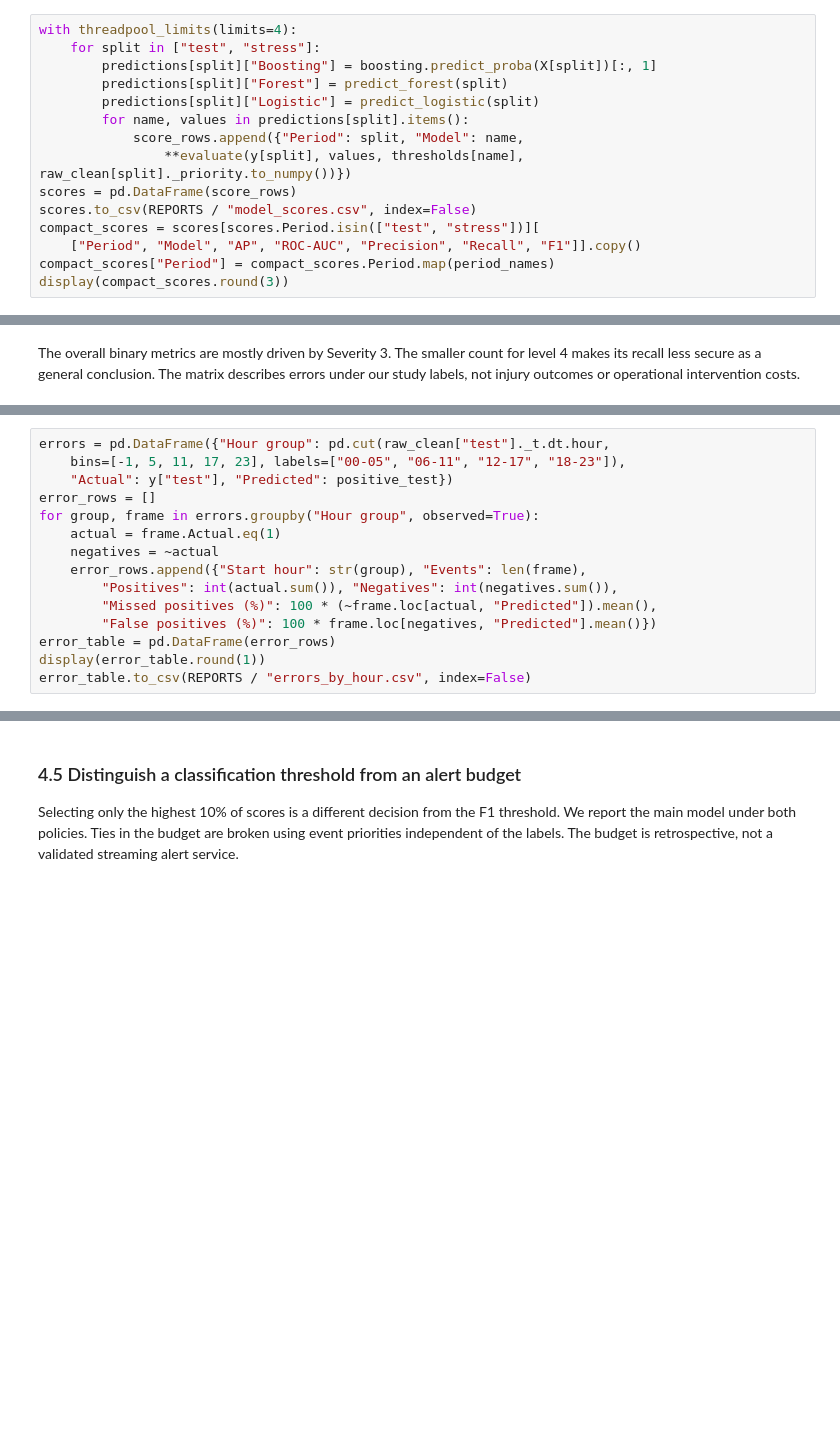
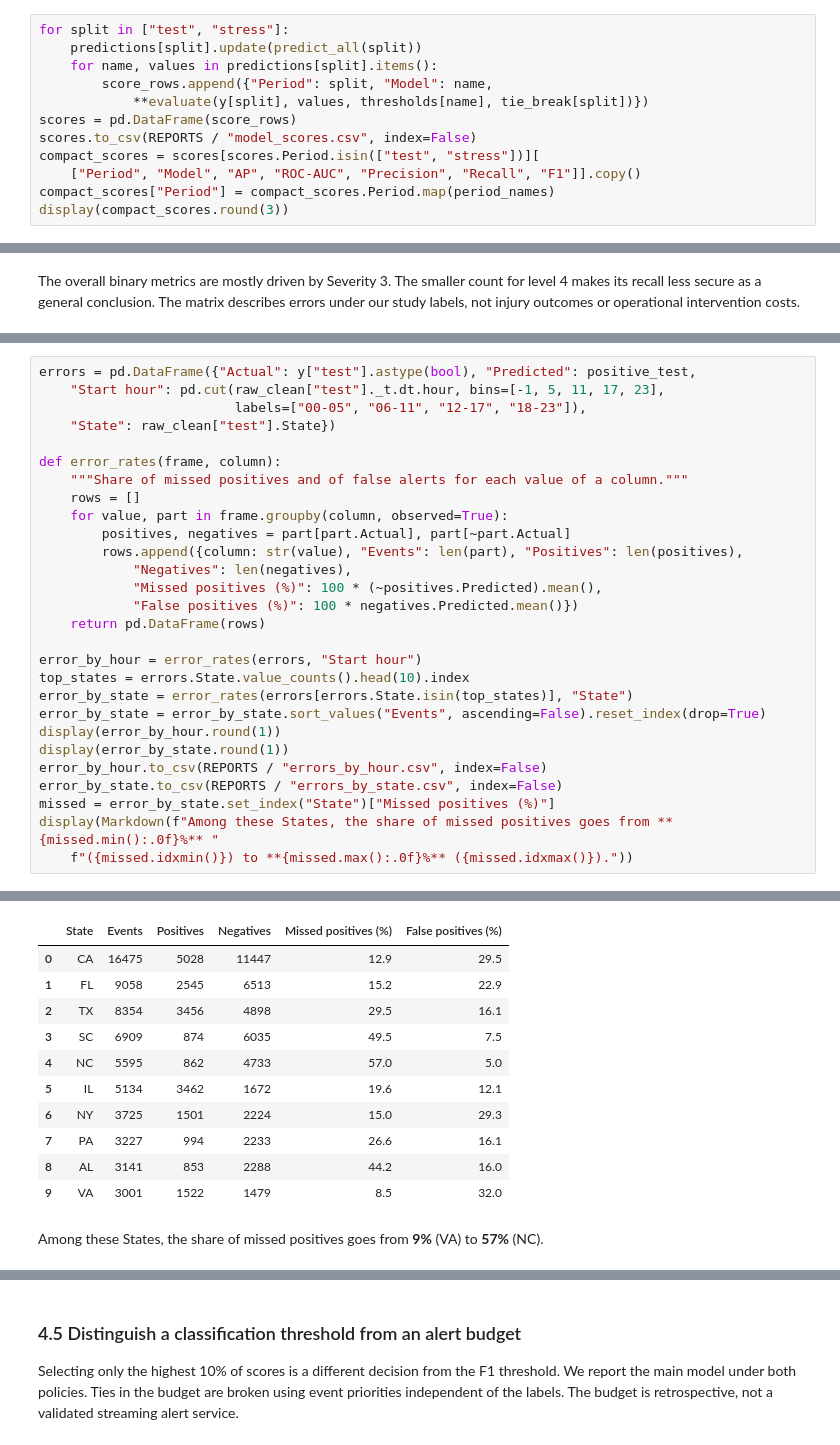
Before and after one commit to kamar-bit/us_accidents_traffic_impact_prediction, a Jupyter notebook: notebooks/FINAL_NOTEBOOK.ipynb, the cells around one changed output, grey strips where cells are left out. Cells and saved outputs as stored; diff of their text form; blank space fills up the shorter version.

```diff
--- a/notebooks/FINAL_NOTEBOOK.ipynb
+++ b/notebooks/FINAL_NOTEBOOK.ipynb
@@ -979,14 +996,11 @@ We apply the fitted models and unchanged preparations to 2021 and the
 available part of 2022. We keep the table compact and compare AP with the
 prevalence reference, since the positive share changes between years.
 # %%
-with threadpool_limits(limits=4):
-    for split in ["test", "stress"]:
-        predictions[split]["Boosting"] = boosting.predict_proba(X[split])[:, 1]
-        predictions[split]["Forest"] = predict_forest(split)
-        predictions[split]["Logistic"] = predict_logistic(split)
-        for name, values in predictions[split].items():
-            score_rows.append({"Period": split, "Model": name,
-                **evaluate(y[split], values, thresholds[name], raw_clean[split]._priority.to_numpy())})
+for split in ["test", "stress"]:
+    predictions[split].update(predict_all(split))
+    for name, values in predictions[split].items():
+        score_rows.append({"Period": split, "Model": name,
+            **evaluate(y[split], values, thresholds[name], tie_break[split])})
 scores = pd.DataFrame(score_rows)
 scores.to_csv(REPORTS / "model_scores.csv", index=False)
 compact_scores = scores[scores.Period.isin(["test", "stress"])][
@@ -1083,22 +1100,47 @@ difference can reflect population composition; it is not evidence of causation.
 # %%
-errors = pd.DataFrame({"Hour group": pd.cut(raw_clean["test"]._t.dt.hour,
-    bins=[-1, 5, 11, 17, 23], labels=["00-05", "06-11", "12-17", "18-23"]),
-    "Actual": y["test"], "Predicted": positive_test})
-error_rows = []
-for group, frame in errors.groupby("Hour group", observed=True):
-    actual = frame.Actual.eq(1)
-    negatives = ~actual
-    error_rows.append({"Start hour": str(group), "Events": len(frame),
-        "Positives": int(actual.sum()), "Negatives": int(negatives.sum()),
-        "Missed positives (%)": 100 * (~frame.loc[actual, "Predicted"]).mean(),
-        "False positives (%)": 100 * frame.loc[negatives, "Predicted"].mean()})
-error_table = pd.DataFrame(error_rows)
-display(error_table.round(1))
-error_table.to_csv(REPORTS / "errors_by_hour.csv", index=False)
+errors = pd.DataFrame({"Actual": y["test"].astype(bool), "Predicted": positive_test,
+    "Start hour": pd.cut(raw_clean["test"]._t.dt.hour, bins=[-1, 5, 11, 17, 23],
+                         labels=["00-05", "06-11", "12-17", "18-23"]),
+    "State": raw_clean["test"].State})
+
+def error_rates(frame, column):
+    """Share of missed positives and of false alerts for each value of a column."""
+    rows = []
+    for value, part in frame.groupby(column, observed=True):
+        positives, negatives = part[part.Actual], part[~part.Actual]
+        rows.append({column: str(value), "Events": len(part), "Positives": len(positives),
+            "Negatives": len(negatives),
+            "Missed positives (%)": 100 * (~positives.Predicted).mean(),
+            "False positives (%)": 100 * negatives.Predicted.mean()})
+    return pd.DataFrame(rows)
+
+error_by_hour = error_rates(errors, "Start hour")
+top_states = errors.State.value_counts().head(10).index
+error_by_state = error_rates(errors[errors.State.isin(top_states)], "State")
+error_by_state = error_by_state.sort_values("Events", ascending=False).reset_index(drop=True)
+display(error_by_hour.round(1))
+display(error_by_state.round(1))
+error_by_hour.to_csv(REPORTS / "errors_by_hour.csv", index=False)
+error_by_state.to_csv(REPORTS / "errors_by_state.csv", index=False)
+missed = error_by_state.set_index("State")["Missed positives (%)"]
+display(Markdown(f"Among these States, the share of missed positives goes from **{missed.min():.0f}%** "
+    f"({missed.idxmin()}) to **{missed.max():.0f}%** ({missed.idxmax()})."))
 # %% [output]
 |  | Start hour | Events | Positives | Negatives | Missed positives (%) | False positives (%) |
 | 0 | 00-05 | 10439 | 2809 | 7630 | 24.5 | 25.7 |
 | 1 | 06-11 | 45973 | 11378 | 34595 | 29.3 | 20.1 |
 | 2 | 12-17 | 29611 | 13467 | 16144 | 15.0 | 25.7 |
 | 3 | 18-23 | 13976 | 6619 | 7357 | 13.4 | 24.1 |
+|  | State | Events | Positives | Negatives | Missed positives (%) | False positives (%) |
+| 0 | CA | 16475 | 5028 | 11447 | 12.9 | 29.5 |
+| 1 | FL | 9058 | 2545 | 6513 | 15.2 | 22.9 |
+| 2 | TX | 8354 | 3456 | 4898 | 29.5 | 16.1 |
+| 3 | SC | 6909 | 874 | 6035 | 49.5 | 7.5 |
+| 4 | NC | 5595 | 862 | 4733 | 57.0 | 5.0 |
+| 5 | IL | 5134 | 3462 | 1672 | 19.6 | 12.1 |
+| 6 | NY | 3725 | 1501 | 2224 | 15.0 | 29.3 |
+| 7 | PA | 3227 | 994 | 2233 | 26.6 | 16.1 |
+| 8 | AL | 3141 | 853 | 2288 | 44.2 | 16.0 |
+| 9 | VA | 3001 | 1522 | 1479 | 8.5 | 32.0 |
+Among these States, the share of missed positives goes from **9%** (VA) to **57%** (NC).
 # %% [markdown]
```
Also changed, not shown: parts of 60 cells of this notebook, 8 other files.
